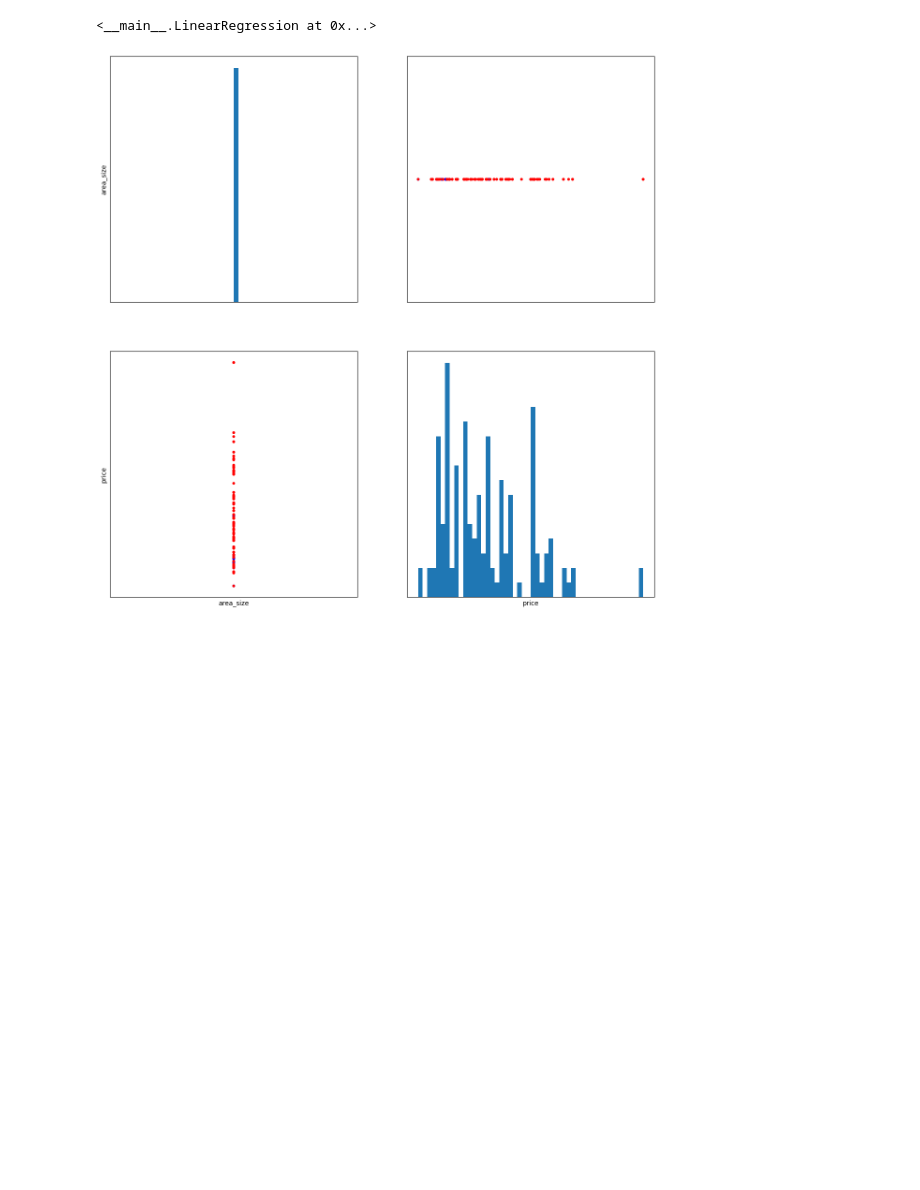
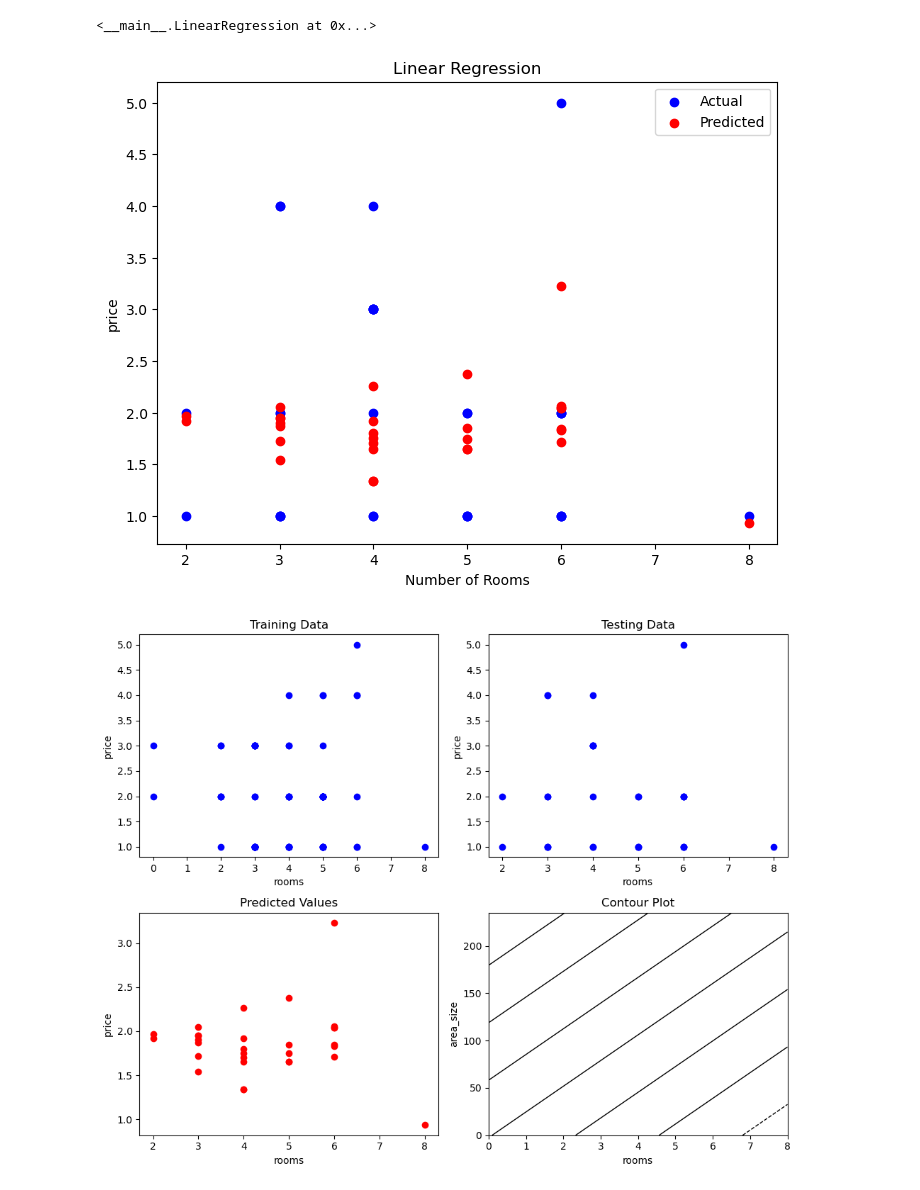
Before and after one commit to sharonsalman/DataScience, a Jupyter notebook: Main.ipynb, the cells around one changed output. Drawn from its saved outputs; the diff is of its cells as text; code cells hidden in the pictures; blank space fills up the shorter version.

Commit message:
Change the regression

```diff
--- a/Main.ipynb
+++ b/Main.ipynb
@@ -200,23 +208,53 @@ clf.fit(x, y, n_iter=2000, lr=0.01)
 # %% [output]
 <__main__.LinearRegression at 0x...>
 # %%
-cmap_light = ListedColormap(['#FFAAAA', '#AAFFAA', '#AAAAFF'])
-cmap_bold = ListedColormap(['#FF0000', '#00FF00', '#0000FF'])
-feature_labels = ['area_size','price']
-fig, axs = plt.subplots(2, 2, figsize=(15, 15))
-feature_labels = ['area_size','price']
-for i in range(2):
-    axs[1, i].set_xlabel(feature_labels[i])
-    axs[i, 0].set_ylabel(feature_labels[i])
+# Set the feature names of x_test
+x_test.columns = ['rooms', 'area_size']
 
-for i in range(2):
-    for j in range(2):
-        if i == j:
-            axs[i, j].hist(x[:, i], bins=50)
-        else:
-            axs[i, j].scatter(x[:, j], x[:, i], c=price_arr, cmap=cmap_bold, s=10)
+# Plotting the scatter plot with the regression line
+fig, ax = plt.subplots(figsize=(8, 6))
+ax.scatter(x_test['rooms'], y_test, color='blue', label='Actual')
+ax.scatter(x_test['rooms'], y_pred, color='red', label='Predicted')
+ax.set_xlabel('Number of Rooms')
+ax.set_ylabel('price')
+ax.set_title('Linear Regression')
+ax.legend()
+plt.show()
 
-        axs[i, j].set_xticks([])
-        axs[i, j].set_yticks([])
+# Plotting the contour plot
+x_range = np.linspace(np.min(x['rooms']), np.max(x['rooms']), 100)
+y_range = np.linspace(np.min(x['area_size']), np.max(x['area_size']), 100)
+x_mesh, y_mesh = np.meshgrid(x_range, y_range)
+z_mesh = model.predict(np.array([x_mesh.ravel(), y_mesh.ravel()]).T).reshape(x_mesh.shape)
+
+fig, axs = plt.subplots(2, 2, figsize=(10, 8))
+
+# Scatter plot of training data
+axs[0, 0].scatter(x_train['rooms'], y_train, color='blue')
+axs[0, 0].set_xlabel('rooms')
+axs[0, 0].set_ylabel('price')
+axs[0, 0].set_title('Training Data')
+
+# Scatter plot of testing data
+axs[0, 1].scatter(x_test['rooms'], y_test, color='blue')
+axs[0, 1].set_xlabel('rooms')
+axs[0, 1].set_ylabel('price')
+axs[0, 1].set_title('Testing Data')
+
+# Predicted values contour plot
+axs[1, 0].scatter(x_test['rooms'], y_pred, color='red')
+axs[1, 0].set_xlabel('rooms')
+axs[1, 0].set_ylabel('price')
+axs[1, 0].set_title('Predicted Values')
+
+# Contour plot
+axs[1, 1].tricontour(x_mesh.ravel(), y_mesh.ravel(), z_mesh.ravel(), colors='black', linewidths=1)
+axs[1, 1].set_xlabel('rooms')
+axs[1, 1].set_ylabel('area_size')
+axs[1, 1].set_title('Contour Plot')
+
+plt.tight_layout()
+plt.show()
 # %% [output]
-[figure, old version]
+[figure, new version]
+[figure, added]
```
Also changed, not shown: parts of 7 cells of this notebook.
